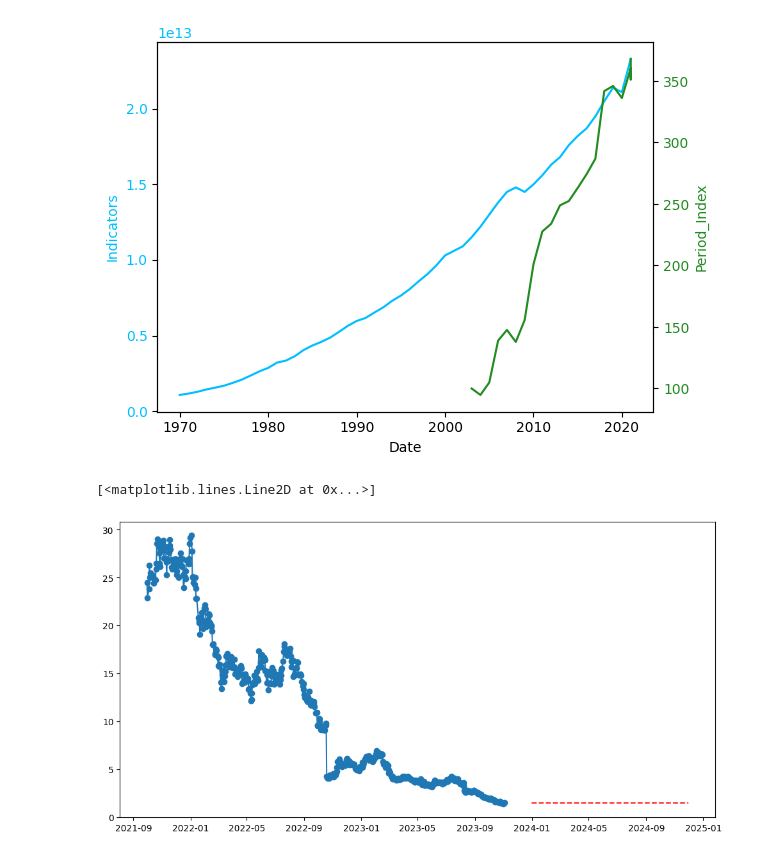
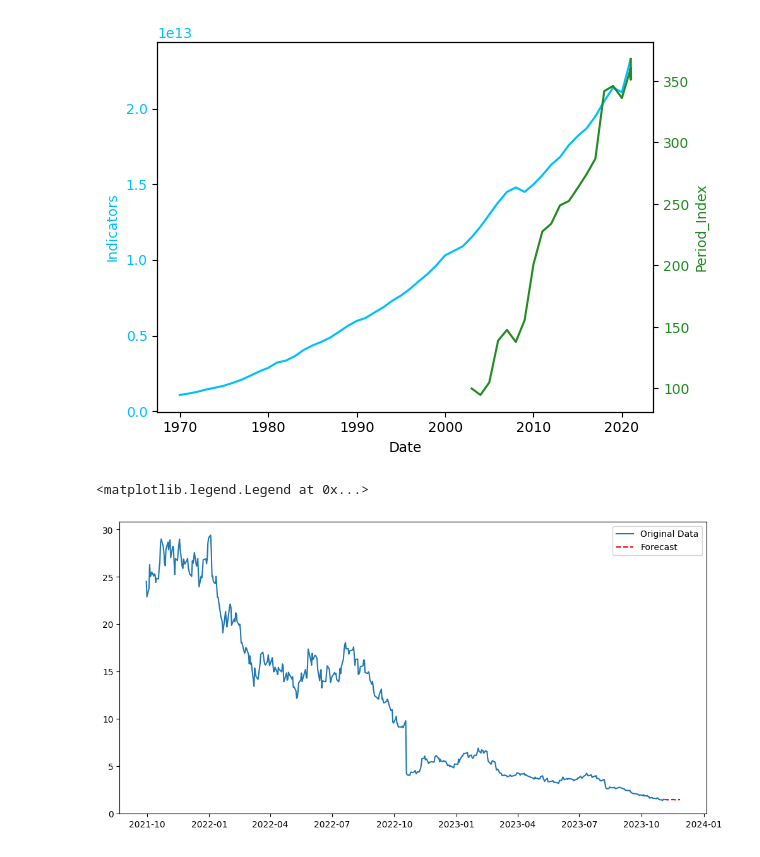
Before and after one commit to maximarbuzov/maxim, a Jupyter notebook: Untitled7.ipynb, the cells around one changed output. Drawn from its saved outputs; the diff is of its cells as text; code cells hidden in the pictures.

```diff
--- a/Untitled7.ipynb
+++ b/Untitled7.ipynb
@@ -1267,17 +1267,18 @@ ax2.tick_params(axis ='y', labelcolor = 'forestgreen')
 # %%
 from statsmodels.tsa.arima.model import ARIMA
 # %%
-p = 1
+p = 10
 d = 1
-q = 1
+q = 10
 model = ARIMA(prices['OLPX'], order=(p, d, q))
 results = model.fit()
 # %%
-forecast_steps = 12
+forecast_steps = 24
 forecasted_values = results.forecast(steps=forecast_steps)
 plt.figure(figsize=(12, 6))
-plt.plot(prices.index, prices['OLPX'], label='Original Data', marker='o')
-plt.plot(pd.date_range(start=prices.index[-1], periods=forecast_steps + 1, freq='M')[1:], forecasted_values, label='Forecast', linestyle='--', color='red')
+plt.plot(prices.index, prices['OLPX'], label='Original Data')
+plt.plot(pd.date_range(start=prices.index[-1], periods=forecast_steps + 1, freq='D')[1:], forecasted_values, label='Forecast', linestyle='--', color='red')
+plt.legend()
 # %% [output]
-[<matplotlib.lines.Line2D at 0x...>]
+<matplotlib.legend.Legend at 0x...>
-[figure, old version]
+[figure, new version]
```
